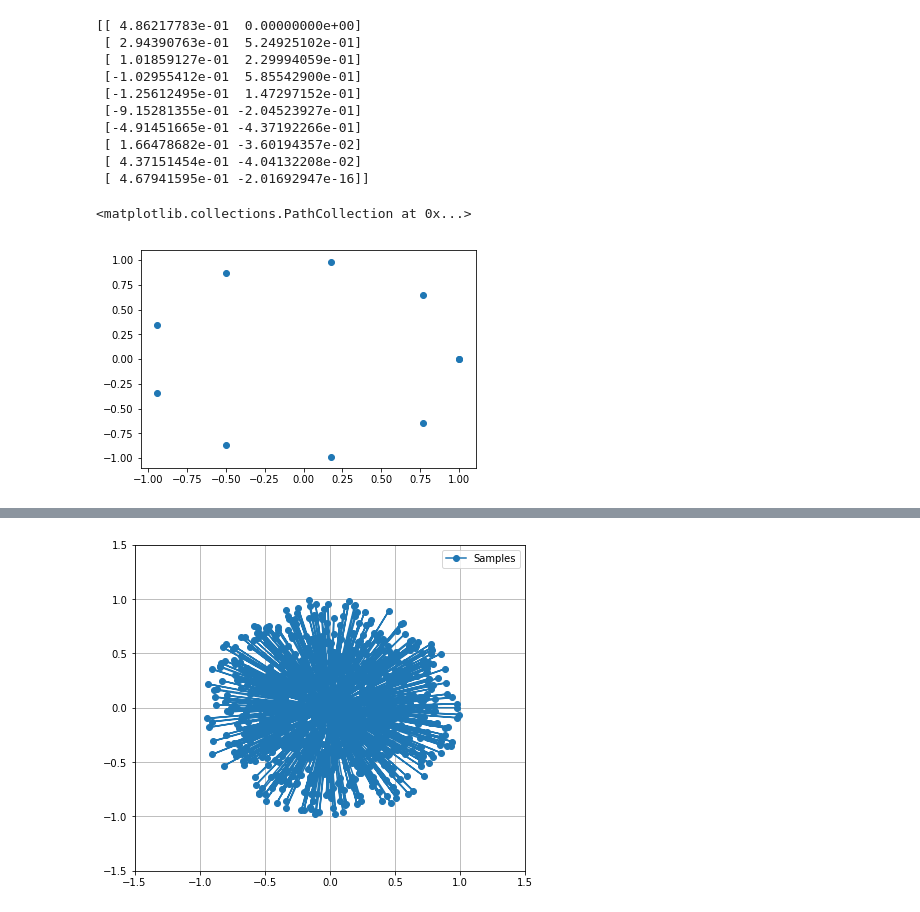
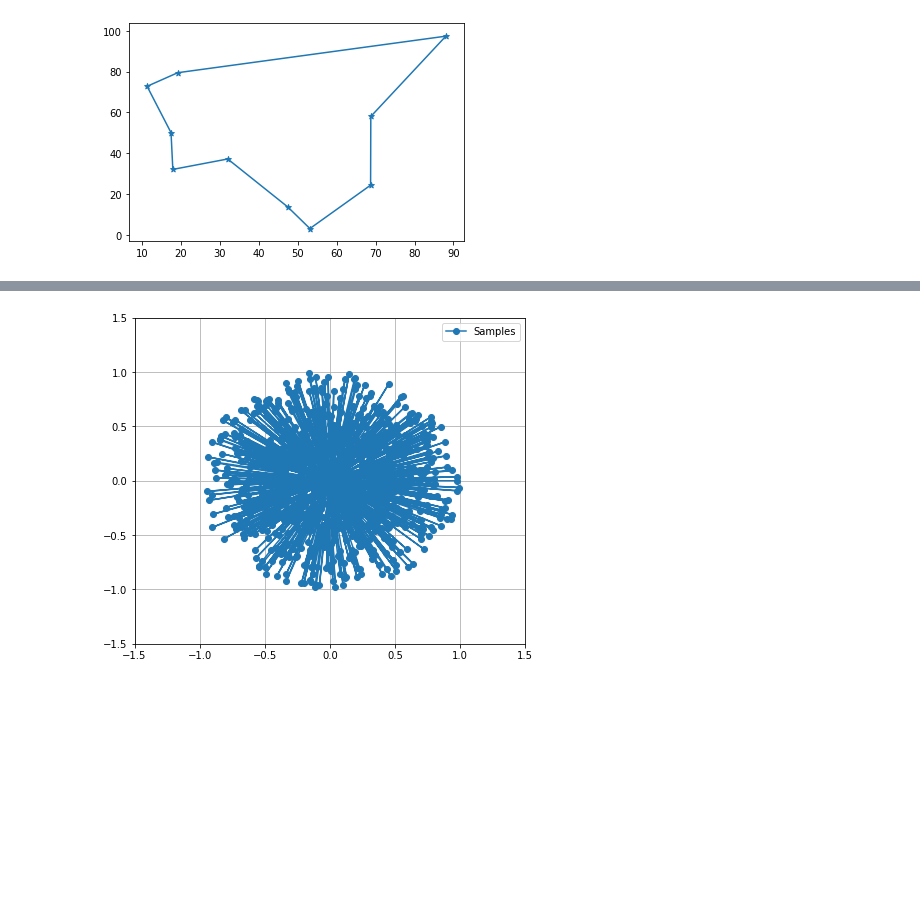
Before and after one commit to xetqL/TSP-AC, a Jupyter notebook: TSP-AC.ipynb, the cells around one changed output, grey strips where cells are left out. Cells and saved outputs as stored; diff of their text form; code cells hidden in the pictures; blank space fills up the shorter version.

```diff
--- a/TSP-AC.ipynb
+++ b/TSP-AC.ipynb
@@ -49,25 +50,48 @@ def get_random_solution(NB_CITIES):
     solution=(list(range(NB_CITIES)))
     return np.random.shuffle(solution)
 
-def plot_solution(solution):
+def plot_solution(solution, color='b'):
     import matplotlib.pyplot as plt
     from copy import deepcopy
     x, y = zip(*get_travel(solution, deepcopy(cities)))
-    plt.plot(x,y)
+    plt.plot(x,y, color=color)
     x, y = zip(*cities)
     plt.scatter(x, y, marker='*')
-
+@jit
 def getP(visibility, pheromones, alpha=1, beta=1):
     return np.multiply(np.power(visibility, alpha), np.power(pheromones, beta)) / \
         np.sum(np.multiply(np.power(visibility, alpha), np.power(pheromones, beta)))
 
 def P_i(i, visibility, pheromones, alpha=1, beta=1):
     return getP(visibility[i], pheromones[i], alpha=alpha, beta=beta)
-
+@njit
+def rand_choice_nb(arr, prob):
+    """
+    :param arr: A 1D numpy array of values to sample from.
+    :param prob: A 1D numpy array of probabilities for the given samples.
+    :return: A random sample from the given array with a given probability.
+    """
+    return arr[np.searchsorted(np.cumsum(prob), np.random.random(), side="right")]
+@jit(nopython=True)
 def select(P):
     if len(P)==1:
         return 0
-    #print(P)
-    return np.random.choice(np.arange(len(P)), p=P)
+    return rand_choice_nb(np.arange(len(P)), p=P)
+
+@njit
+def produce_ant_path(distances, pheromones, alpha, beta):
+    NB_CITIES=len(distances)
+    v = 1 / distances
+    s = np.random.randint(NB_CITIES)
+    solution = np.zeros(NB_CITIES)
+    v[:, s] = 0
+    solution[0] = s
+    for i in range(1, NB_CITIES):
+        p = getP(v[s], pheromones[s], alpha=alpha, beta=beta)
+        v[s, :] = 0
+        s = rand_choice_nb(np.arange(len(p)), p)
+        v[:, s] = 0
+        solution[i] = s
+    return solution
 # %%
 import matplotlib.pyplot as plt
@@ -137,27 +156,8 @@ array([[           inf, 3.44001551e-08, 1.26101851e-06, 5.40745417e-10,
-# %%
-theta = np.ones((10, 2))
-theta[:, 0] = np.cos(np.linspace(0., 2*np.pi, 10))
-theta[:, 1] = np.sin(np.linspace(0., 2*np.pi, 10))
-
-# a, b = 1 * np.cos(theta), 1 * np.sin(theta)
-r = np.random.rand(10, 2)
-print(theta * r)
-cities = r * theta
-x,y = zip(*cities)
-theta = np.linspace(0, 2*np.pi, 10)
-r = np.random.rand((10))
-x, y =  np.cos(theta),  np.sin(theta)
-plt.scatter(x,y)
-# %% [output]
-[[ 4.86217783e-01  0.00000000e+00]
- [ 2.94390763e-01  5.24925102e-01]
- [ 1.01859127e-01  2.29994059e-01]
- [-1.02955412e-01  5.85542900e-01]
- [-1.25612495e-01  1.47297152e-01]
- [-9.15281355e-01 -2.04523927e-01]
- [-4.91451665e-01 -4.37192266e-01]
- [ 1.66478682e-01 -3.60194357e-02]
- [ 4.37151454e-01 -4.04132208e-02]
- [ 4.67941595e-01 -2.01692947e-16]]
-<matplotlib.collections.PathCollection at 0x...>
-[figure, removed]
+# %%
+from itertools import permutations
+arr = np.asarray(list(permutations(np.arange(NB_CITIES))))
+fitnesses = np.apply_along_axis(fitness, 1, arr, distance=distances)
+best = np.argmin(fitnesses)
+plot_solution(arr[best].astype(int))
+# %% [output]
+[figure, added]
```
Also changed, not shown: parts of 5 cells of this notebook, 1 other file.
